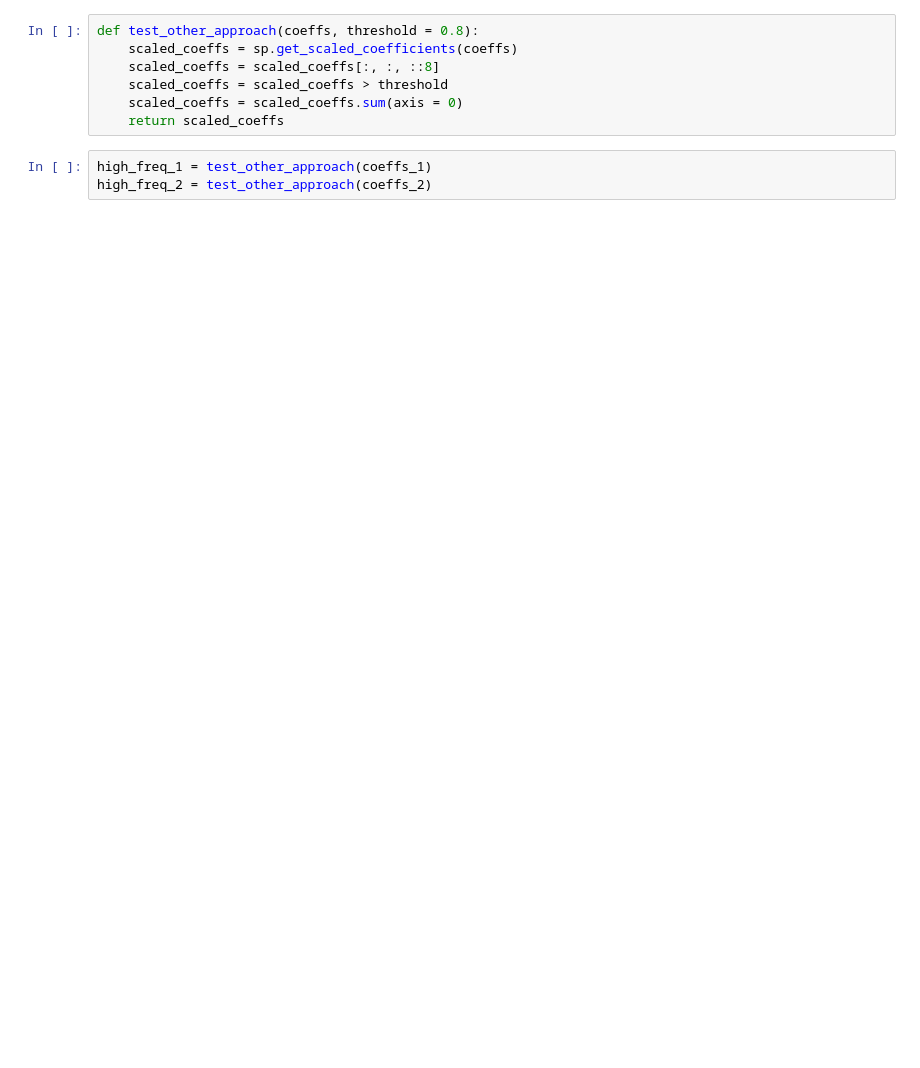
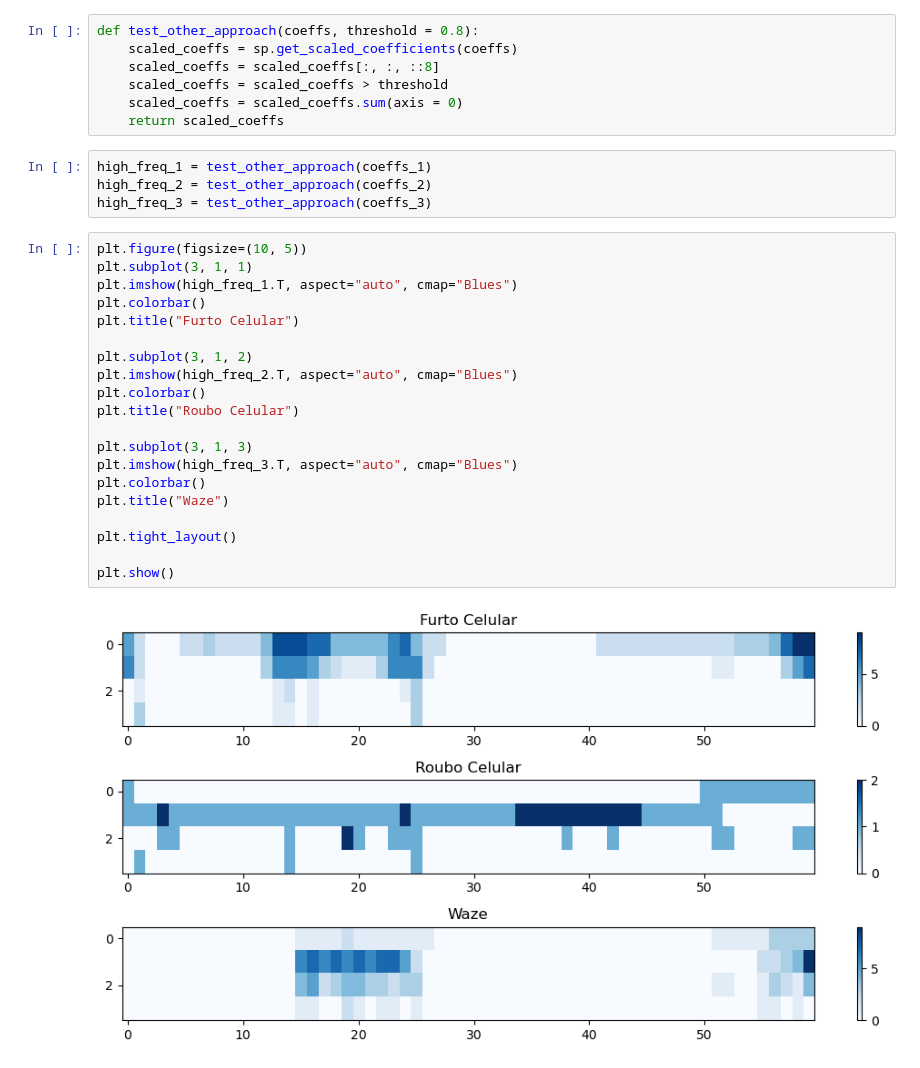
Before and after one commit to visual-ds/AutoSatViewer, a Jupyter notebook: wavelet_code/compute_wavelet.ipynb, the cells around one changed output. Cells and saved outputs as stored; diff of their text form; blank space fills up the shorter version.

```diff
--- a/wavelet_code/compute_wavelet.ipynb
+++ b/wavelet_code/compute_wavelet.ipynb
@@ -133,3 +145,26 @@ def test_other_approach(coeffs, threshold = 0.8):
 # %%
 high_freq_1 = test_other_approach(coeffs_1)
 high_freq_2 = test_other_approach(coeffs_2)
+high_freq_3 = test_other_approach(coeffs_3)
+# %%
+plt.figure(figsize=(10, 5))
+plt.subplot(3, 1, 1)
+plt.imshow(high_freq_1.T, aspect="auto", cmap="Blues")
+plt.colorbar()
+plt.title("Furto Celular")
+
+plt.subplot(3, 1, 2)
+plt.imshow(high_freq_2.T, aspect="auto", cmap="Blues")
+plt.colorbar()
+plt.title("Roubo Celular")
+
+plt.subplot(3, 1, 3)
+plt.imshow(high_freq_3.T, aspect="auto", cmap="Blues")
+plt.colorbar()
+plt.title("Waze")
+
+plt.tight_layout()
+
+plt.show()
+# %% [output]
+[figure, added]
```
Also changed, not shown: parts of 9 cells of this notebook, 1 other file.
